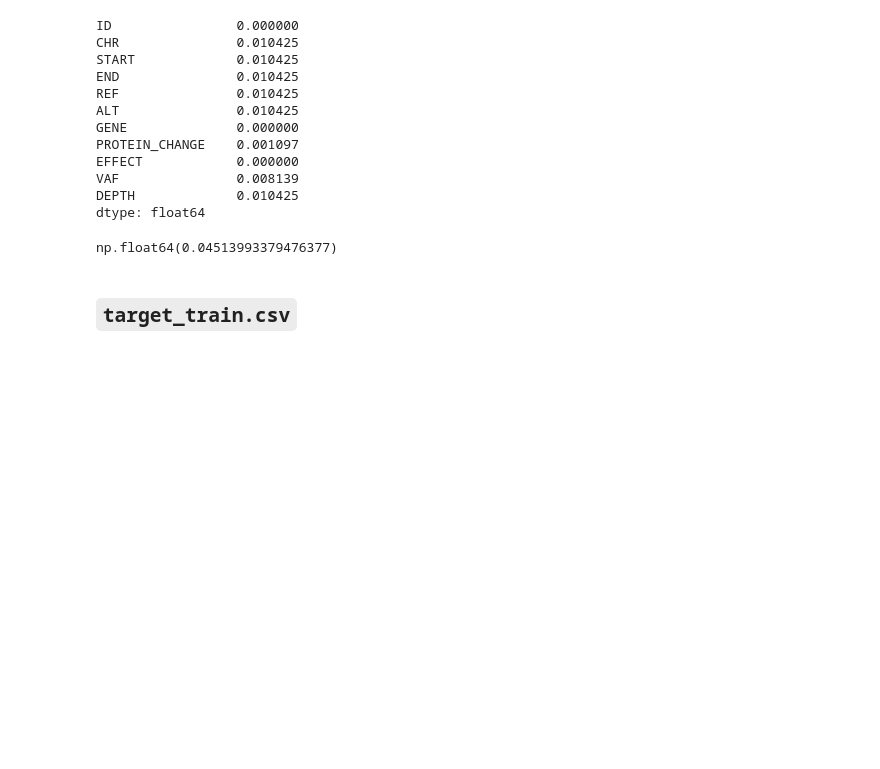
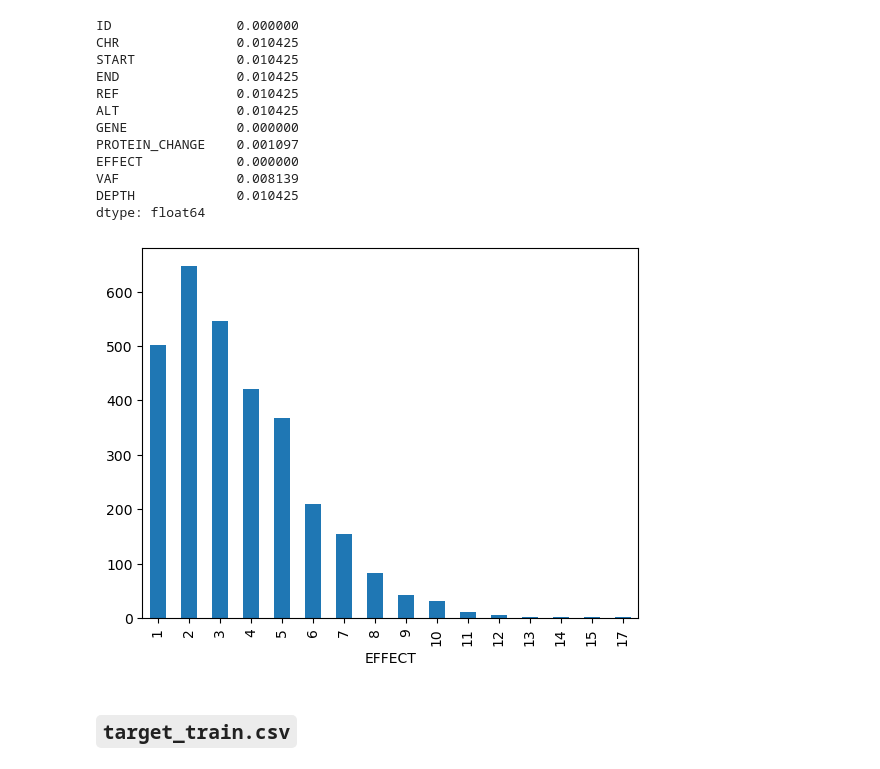
Before and after one commit to MaxCoppa/Myeloid-Leukemia-Survival-Prediction, a Jupyter notebook: data_vizualisation.ipynb, the cells around one changed output. Drawn from its saved outputs; the diff is of its cells as text; code cells hidden in the pictures; blank space fills up the shorter version.

```diff
--- a/data_vizualisation.ipynb
+++ b/data_vizualisation.ipynb
@@ -61,10 +77,13 @@ EFFECT            0.000000
 VAF               0.008139
 DEPTH             0.010425
 dtype: float64
-# %%
-target_train["OS_STATUS"].isna().mean()
-# %% [output]
-np.float64(0.04513993379476377)
+# %%
+count_per_id = molecular_train.groupby("ID")["EFFECT"].count()
+distribution = count_per_id.value_counts().sort_index()
+distribution.plot(kind="bar")
+plt.show()
+# %% [output]
+[figure, added]
 # %% [markdown]
 ## `target_train.csv`
 # %%
```
Also changed, not shown: parts of 15 cells of this notebook, 11 other files.
